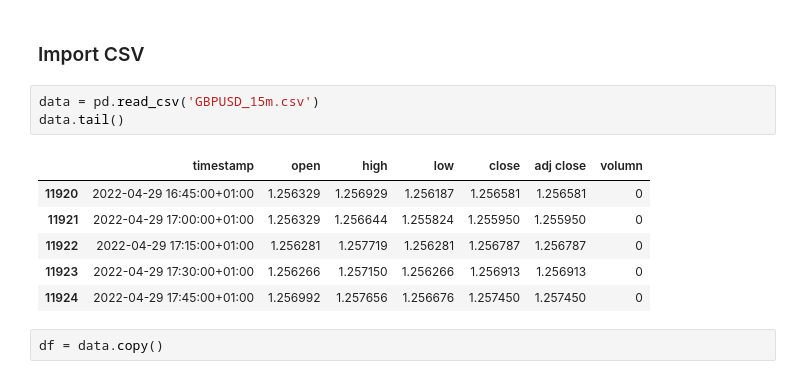
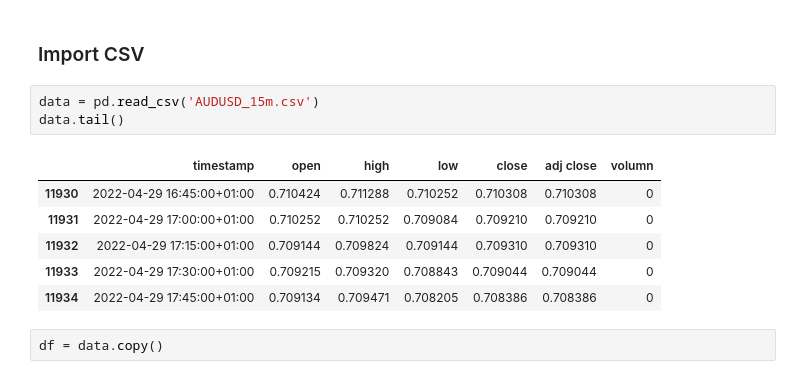
Before and after one commit to phongyanon/PythonInvestment, a Jupyter notebook: MyStrategy/ParabolicSarReversal.ipynb, the cells around one changed output. Cells and saved outputs as stored; diff of their text form.

```diff
--- a/MyStrategy/ParabolicSarReversal.ipynb
+++ b/MyStrategy/ParabolicSarReversal.ipynb
@@ -12,15 +12,15 @@ import mplfinance as mpf
 # %% [markdown]
 ### Import CSV
 # %%
-data = pd.read_csv('GBPUSD_15m.csv')
+data = pd.read_csv('AUDUSD_15m.csv')
 data.tail()
 # %% [output]
 |  | timestamp | open | high | low | close | adj close | volumn |
-| 11920 | 2022-04-29 16:45:00+01:00 | 1.256329 | 1.256929 | 1.256187 | 1.256581 | 1.256581 | 0 |
-| 11921 | 2022-04-29 17:00:00+01:00 | 1.256329 | 1.256644 | 1.255824 | 1.255950 | 1.255950 | 0 |
-| 11922 | 2022-04-29 17:15:00+01:00 | 1.256281 | 1.257719 | 1.256281 | 1.256787 | 1.256787 | 0 |
-| 11923 | 2022-04-29 17:30:00+01:00 | 1.256266 | 1.257150 | 1.256266 | 1.256913 | 1.256913 | 0 |
-| 11924 | 2022-04-29 17:45:00+01:00 | 1.256992 | 1.257656 | 1.256676 | 1.257450 | 1.257450 | 0 |
+| 11930 | 2022-04-29 16:45:00+01:00 | 0.710424 | 0.711288 | 0.710252 | 0.710308 | 0.710308 | 0 |
+| 11931 | 2022-04-29 17:00:00+01:00 | 0.710252 | 0.710252 | 0.709084 | 0.709210 | 0.709210 | 0 |
+| 11932 | 2022-04-29 17:15:00+01:00 | 0.709144 | 0.709824 | 0.709144 | 0.709310 | 0.709310 | 0 |
+| 11933 | 2022-04-29 17:30:00+01:00 | 0.709215 | 0.709320 | 0.708843 | 0.709044 | 0.709044 | 0 |
+| 11934 | 2022-04-29 17:45:00+01:00 | 0.709134 | 0.709471 | 0.708205 | 0.708386 | 0.708386 | 0 |
 # %%
 df = data.copy()
 # %% [markdown]
```
Also changed, not shown: parts of 9 cells of this notebook.
